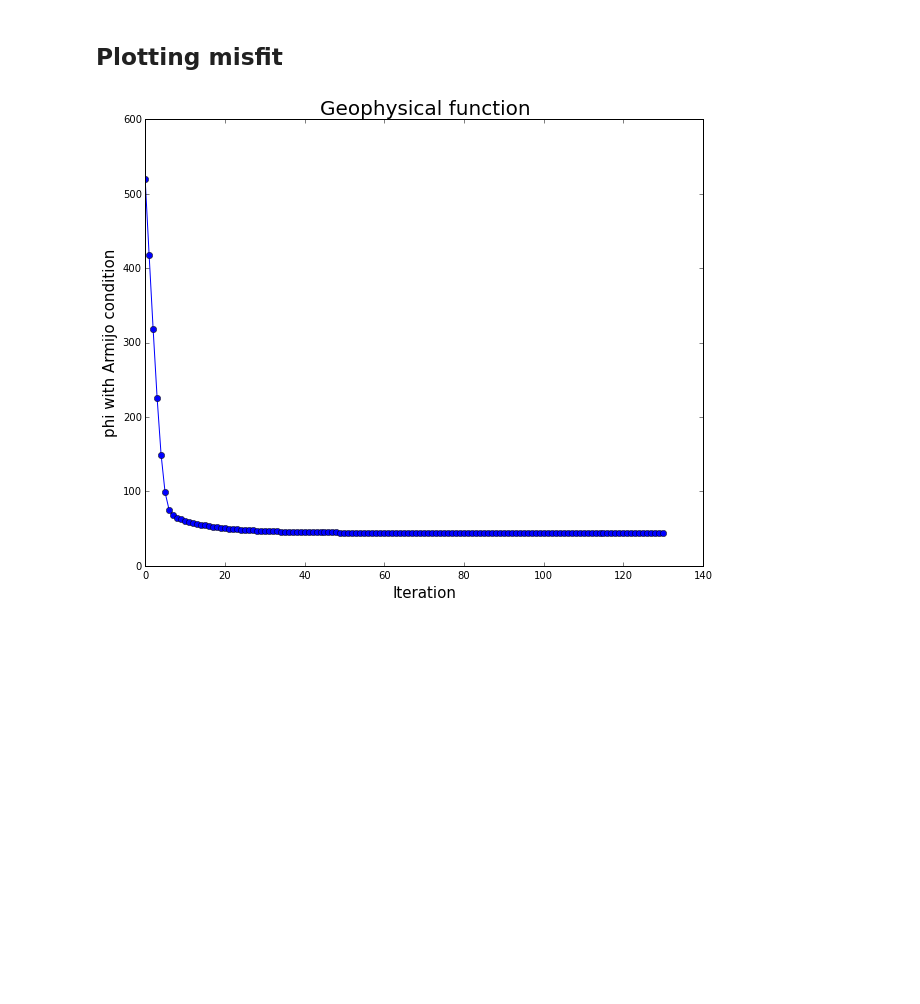
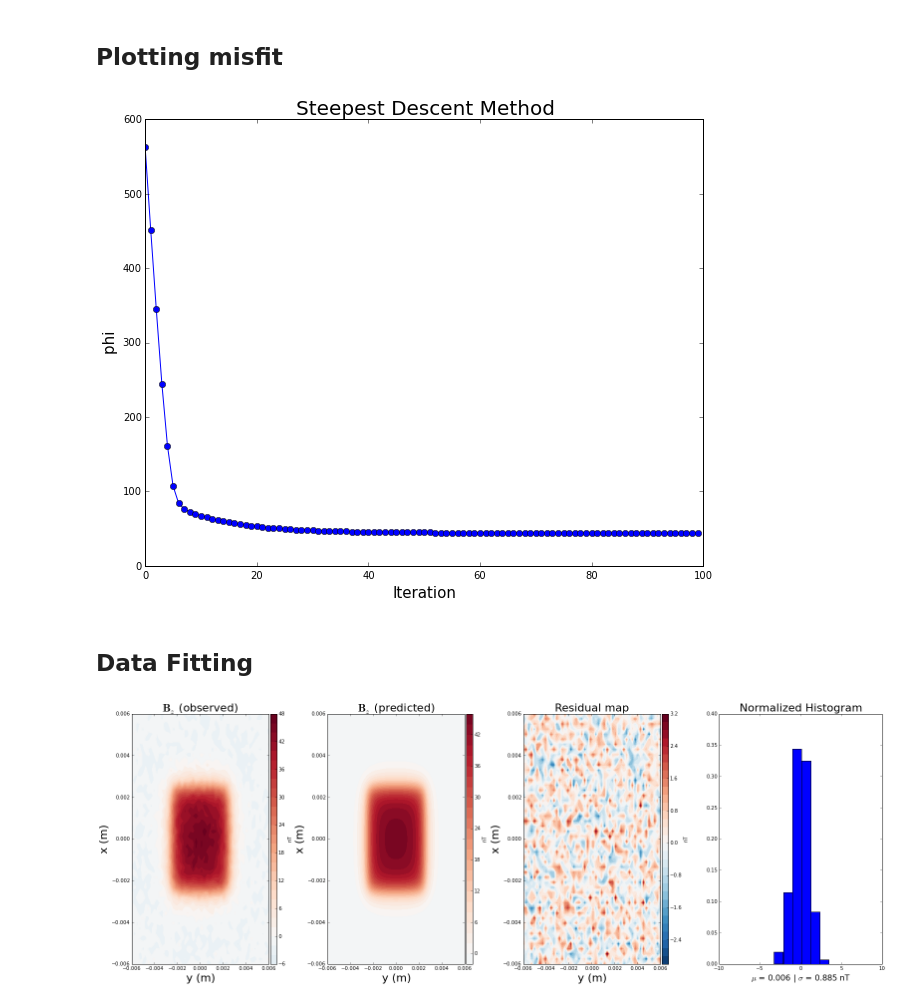
Before and after one commit to andrelreis/nonlinear_inversion, a Jupyter notebook: codigos/prism_microscopy_nonlinear_SD.ipynb, the cells around one changed output. Drawn from its saved outputs; the diff is of its cells as text; code cells hidden in the pictures; blank space fills up the shorter version.

Commit message:
Smart Steepest Descent

```diff
--- a/codigos/prism_microscopy_nonlinear_SD.ipynb
+++ b/codigos/prism_microscopy_nonlinear_SD.ipynb
@@ -242,11 +243,11 @@ plt.show()
 # %%
 plt.figure(figsize=(10,8))
 
-plt.plot(it, phi, 'o-')
-plt.title('Geophysical function',fontsize=20)
-plt.ylabel('phi with Armijo condition',fontsize=15)
+plt.plot(it, phi_it, 'o-')
+plt.title('Steepest Descent Method',fontsize=20)
+plt.ylabel('phi ',fontsize=15)
 plt.xlabel('Iteration',fontsize=15)
 
 plt.show()
 # %% [output]
-[figure, old version]
+[figure, new version]
@@ -303,0 +254,57 @@ plt.show()
+# %% [markdown]
+## Data Fitting
+# %%
+Bz_calc = pred_data(x,y,p0,sample,inclination,declination)
+# %%
+res = Bz_obs - Bz_calc
+# %%
+r_mean = np.mean(res)
+r_std = np.std(res)
+r_norm = (res - r_mean)/r_std
+# %%
+title_font = 22
+bottom_font = 16
+saturation_factor = 1.
+plt.close('all')
+plt.figure(figsize=(27,9))
+
+ranges = saturation_factor*np.abs([Bz_obs.max(), Bz_obs.min()]).max()
+
+plt.subplot(1,4,1)
+
+plt.contourf(y.reshape(shape), x.reshape(shape), Bz_obs.reshape(shape),30, cmap=plt.cm.RdBu_r, vmin=-ranges, vmax=ranges)
+plt.colorbar(pad=0.01, aspect=40, shrink=1.0).set_label('nT')
+plt.xlabel('y (m)', fontsize = title_font)
+plt.ylabel('x (m)', fontsize = title_font)
+plt.title('$\mathbf{B}_z$ (observed)',fontsize=title_font)
+
+plt.subplot(1,4,2)
+
+plt.contourf(y.reshape(shape), x.reshape(shape), Bz_calc.reshape(shape), 30, cmap=plt.cm.RdBu_r, vmin=-ranges, vmax=ranges)
+plt.colorbar(pad=0.01, aspect=40, shrink=1.0).set_label('nT')
+plt.xlabel('y (m)', fontsize = title_font)
+plt.ylabel('x (m)', fontsize = title_font)
+plt.title('$\mathbf{B}_z$ (predicted)', fontsize=title_font)
+
+plt.subplot(1,4,3)
+ranges = saturation_factor*np.abs([res.max(), res.min()]).max()
+
+plt.contourf(y.reshape(shape), x.reshape(shape), res.reshape(shape), 30, cmap=plt.cm.RdBu_r, vmin=-ranges, vmax=ranges)
+plt.colorbar(pad=0.01, aspect=40, shrink=1.0).set_label('nT')
+plt.xlabel('y (m)', fontsize = title_font)
+plt.ylabel('x (m)', fontsize = title_font)
+plt.title('Residual map', fontsize=title_font)
+
+plt.subplot(1,4,4)
+plt.title('Normalized Histogram', fontsize=title_font)
+plt.xlabel('$\mu$ = %.3f | $\sigma$ = %.3f nT' % (r_mean, r_std), fontsize = bottom_font)
+nbins = int((np.max(r_norm) - np.min(r_norm)))
+plt.hist(r_norm,bins=nbins,normed=True)
+plt.ylim(0.,0.4)
+plt.xlim(-10., 10.)
+
+
+
+plt.show()
+# %% [output]
+[figure, added]
```
Also changed, not shown: parts of 12 cells of this notebook, 1 other file.
